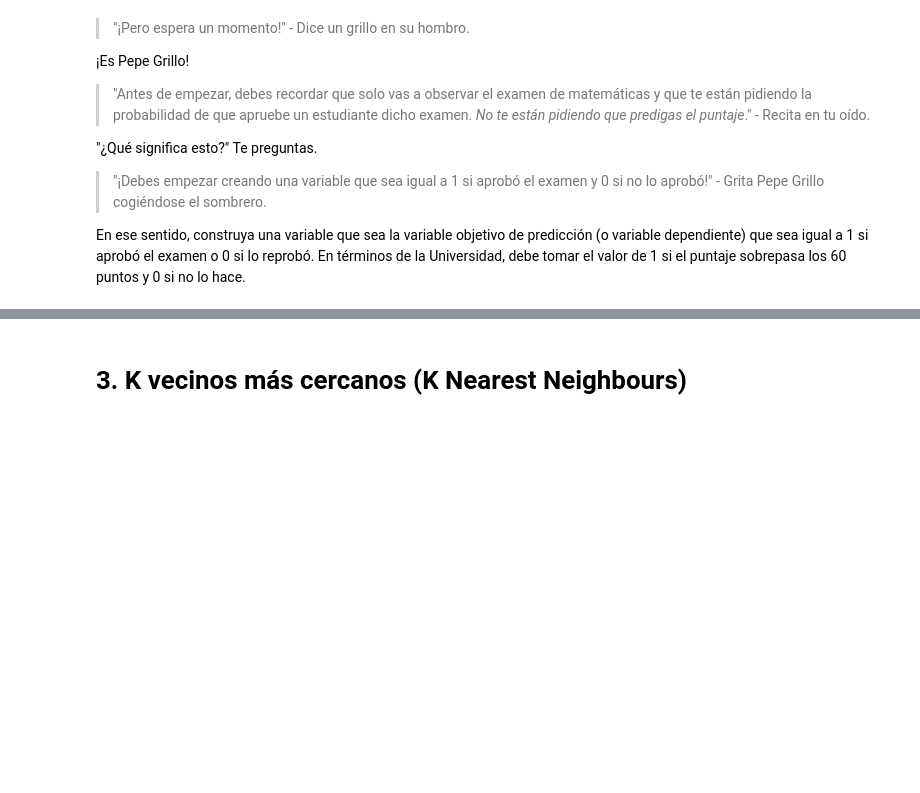
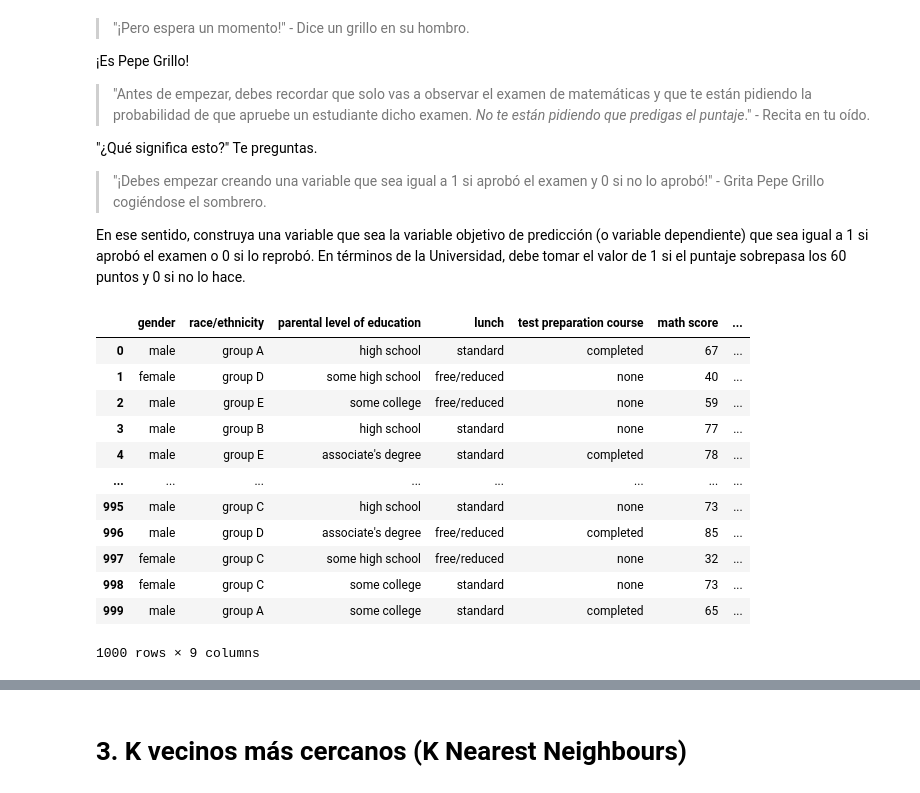
Before and after one commit to JuanMartinL/Data-Science-Crash-Course, a Jupyter notebook: Parciales/Parcial 3/2023II/2023II_parcial3_solved.ipynb, the cells around one changed output, grey strips where cells are left out. Drawn from its saved outputs; the diff is of its cells as text; code cells hidden in the pictures; blank space fills up the shorter version.

```diff
--- a/Parciales/Parcial 3/2023II/2023II_parcial3_solved.ipynb
+++ b/Parciales/Parcial 3/2023II/2023II_parcial3_solved.ipynb
@@ -101,3 +101,19 @@ plt.tight_layout()
 En ese sentido, construya una variable que sea la variable objetivo de predicción (o variable dependiente) que sea igual a 1 si aprobó el examen o 0 si lo reprobó. En términos de la Universidad, debe tomar el valor de 1 si el puntaje sobrepasa los 60 puntos y 0 si no lo hace.
 # %%
 test['aprobado_math'] = [1 if x >= 60 else 0 for x in test['math score']]
+# %%
+test
+# %% [output]
+|  | gender | race/ethnicity | parental level of education | lunch | test preparation course | math score | ... |
+| 0 | male | group A | high school | standard | completed | 67 | ... |
+| 1 | female | group D | some high school | free/reduced | none | 40 | ... |
+| 2 | male | group E | some college | free/reduced | none | 59 | ... |
+| 3 | male | group B | high school | standard | none | 77 | ... |
+| 4 | male | group E | associate's degree | standard | completed | 78 | ... |
+| ... | ... | ... | ... | ... | ... | ... | ... |
+| 995 | male | group C | high school | standard | none | 73 | ... |
+| 996 | male | group D | associate's degree | free/reduced | completed | 85 | ... |
+| 997 | female | group C | some high school | free/reduced | none | 32 | ... |
+| 998 | female | group C | some college | standard | none | 73 | ... |
+| 999 | male | group A | some college | standard | completed | 65 | ... |
+1000 rows × 9 columns
```
Also changed, not shown: parts of 1 cell of this notebook, 2 other files.
